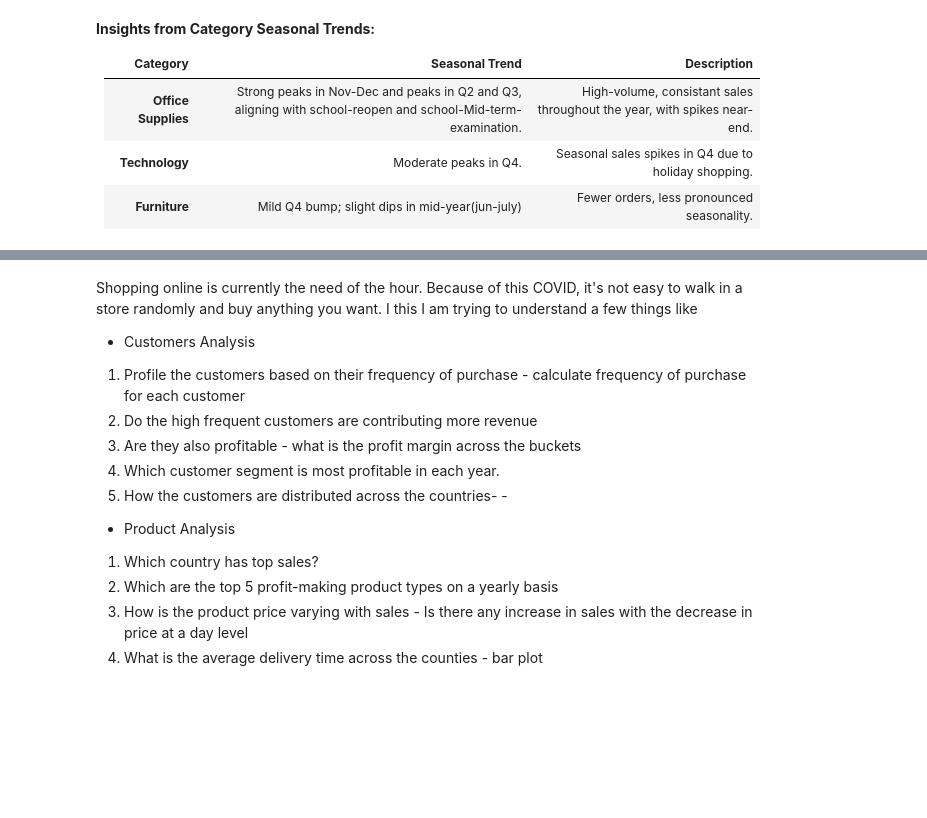
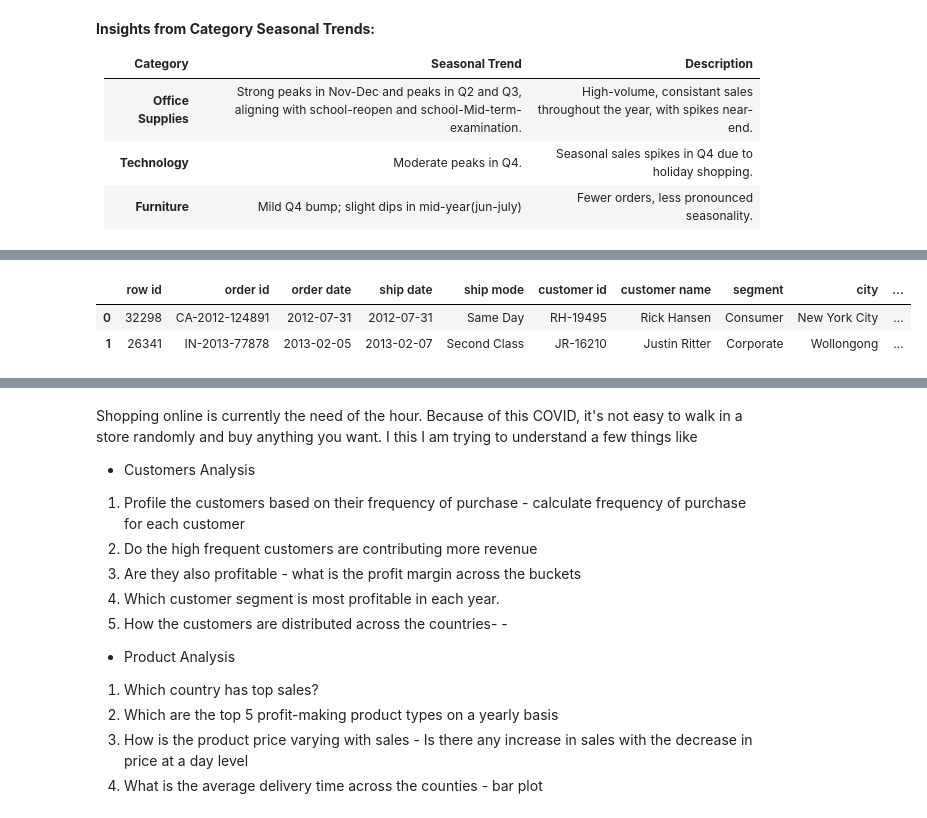
Before and after one commit to annugit1655/Global-Superstore-Project, a Jupyter notebook: notebooks/order-return-seasonal-trend.ipynb, the cells around one changed output, grey strips where cells are left out. Cells and saved outputs as stored; diff of their text form; code cells hidden in the pictures; blank space fills up the shorter version.

```diff
--- a/notebooks/order-return-seasonal-trend.ipynb
+++ b/notebooks/order-return-seasonal-trend.ipynb
@@ -387,9 +387,6 @@ order_df['order week'] = order_df['order date'].dt.isocalendar().week
 order_df['order dayofyear'] = order_df['order date'].dt.dayofyear
 order_df['order yearmonth'] = order_df['order date'].dt.to_period('M')
 print("Newly created date dimensions:", '\n', order_df[['order date','order year', 'order month', 'order week', 'order dayofyear', 'order yearmonth']].head(4))
-
-# Mark which orders were returned
-order_df['returned'] = order_df['order id'].isin(returns['order id'])
 # %% [output]
 Newly created date dimensions:
    order date  order year  order month  order week  order dayofyear  \
@@ -607,0 +616,16 @@ Index(['row id', 'order id', 'order date', 'ship date', 'ship mode',
+# %%
+# merge orders and returns dfs using 'order id' and 'market' which are common columns in both dfs,
+# so we can use only two columns of returns df,
+# use left-join so we can have all orders data with profit and whether they are returned or not.
+
+# NOTE: An 'order id' is not unique, with the same 'order id(at purchase),
+# you can buy multiple items at multiple time and every time new 'order id' will generate,
+# when dfs will be merged, will see number of returns produc greater than shape of returns df
+orders_merged = pd.merge(order_df, returns, on=['order id', 'market'], how='left')
+
+# Look into dataset(orders_merged)
+orders_merged.head(2)
+# %% [output]
+|  | row id | order id | order date | ship date | ship mode | customer id | customer name | segment | city | ... |
+| 0 | 32298 | CA-2012-124891 | 2012-07-31 | 2012-07-31 | Same Day | RH-19495 | Rick Hansen | Consumer | New York City | ... |
+| 1 | 26341 | IN-2013-77878 | 2013-02-05 | 2013-02-07 | Second Class | JR-16210 | Justin Ritter | Corporate | Wollongong | ... |
```
Also changed, not shown: parts of 7 cells of this notebook.
